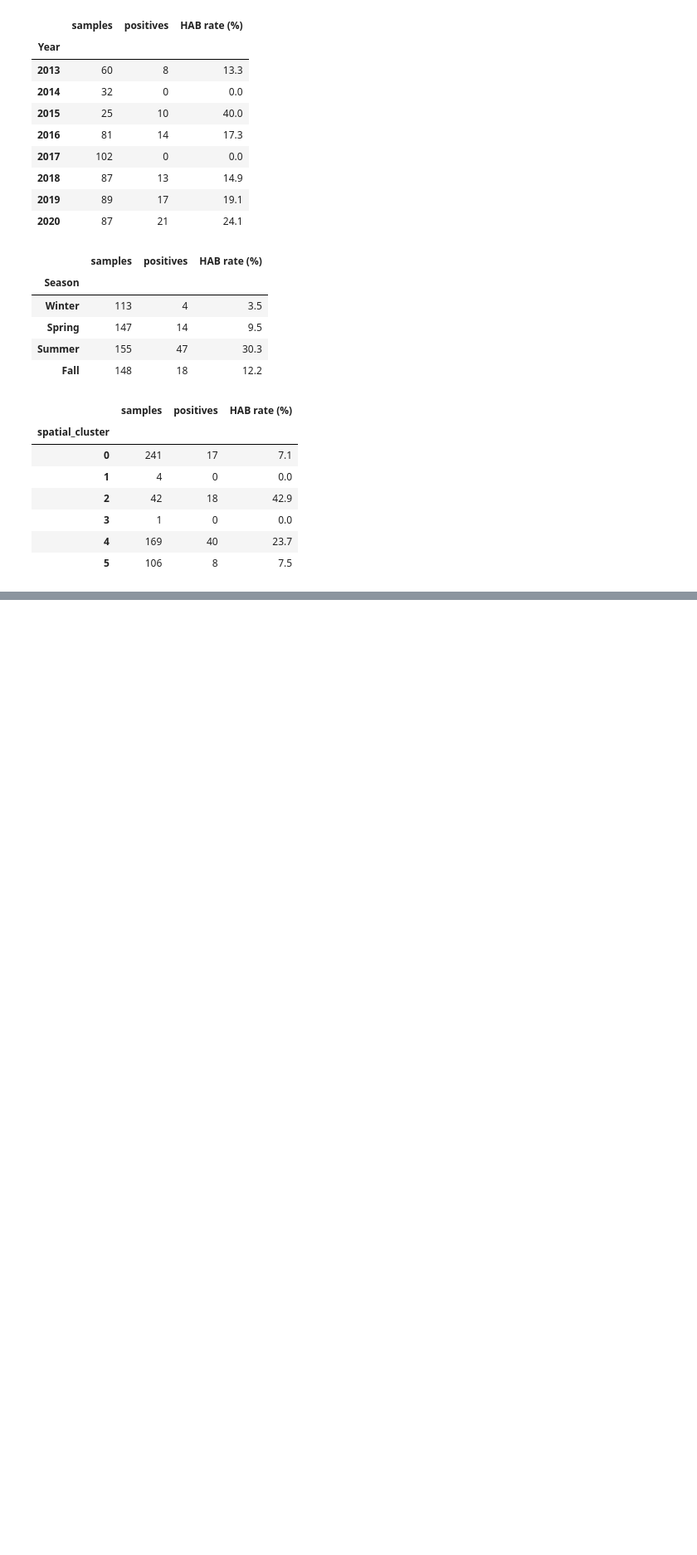
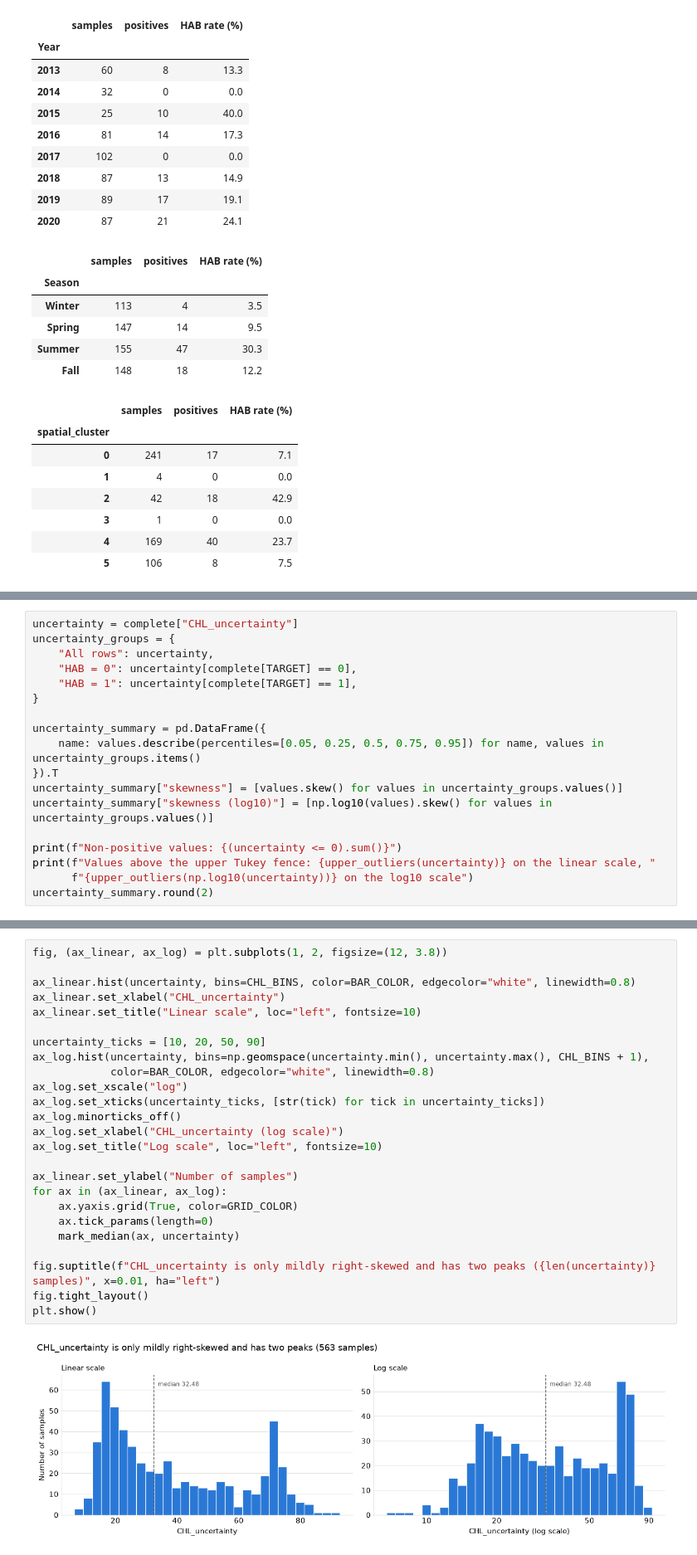
Before and after one commit to miguelbarbas/MLProjectPartII-26-27, a Jupyter notebook: HAB_EDA.ipynb, the cells around one changed output, grey strips where cells are left out. Shown at 83% size. Saved outputs shown, nothing was run; the diff lists cells and outputs as text; blank space fills up the shorter version.

```diff
--- a/01_class_imbalance.ipynb
+++ b/HAB_EDA.ipynb
@@ -212,0 +321,18 @@ for column in GROUPS:
+# %%
+uncertainty = complete["CHL_uncertainty"]
+uncertainty_groups = {
+    "All rows": uncertainty,
+    "HAB = 0": uncertainty[complete[TARGET] == 0],
+    "HAB = 1": uncertainty[complete[TARGET] == 1],
+}
+
+uncertainty_summary = pd.DataFrame({
+    name: values.describe(percentiles=[0.05, 0.25, 0.5, 0.75, 0.95]) for name, values in uncertainty_groups.items()
+}).T
+uncertainty_summary["skewness"] = [values.skew() for values in uncertainty_groups.values()]
+uncertainty_summary["skewness (log10)"] = [np.log10(values).skew() for values in uncertainty_groups.values()]
+
+print(f"Non-positive values: {(uncertainty <= 0).sum()}")
+print(f"Values above the upper Tukey fence: {upper_outliers(uncertainty)} on the linear scale, "
+      f"{upper_outliers(np.log10(uncertainty))} on the log10 scale")
+uncertainty_summary.round(2)
@@ -213 +346,28 @@ for column in GROUPS:
+# %%
+fig, (ax_linear, ax_log) = plt.subplots(1, 2, figsize=(12, 3.8))
+
+ax_linear.hist(uncertainty, bins=CHL_BINS, color=BAR_COLOR, edgecolor="white", linewidth=0.8)
+ax_linear.set_xlabel("CHL_uncertainty")
+ax_linear.set_title("Linear scale", loc="left", fontsize=10)
+
+uncertainty_ticks = [10, 20, 50, 90]
+ax_log.hist(uncertainty, bins=np.geomspace(uncertainty.min(), uncertainty.max(), CHL_BINS + 1),
+            color=BAR_COLOR, edgecolor="white", linewidth=0.8)
+ax_log.set_xscale("log")
+ax_log.set_xticks(uncertainty_ticks, [str(tick) for tick in uncertainty_ticks])
+ax_log.minorticks_off()
+ax_log.set_xlabel("CHL_uncertainty (log scale)")
+ax_log.set_title("Log scale", loc="left", fontsize=10)
+
+ax_linear.set_ylabel("Number of samples")
+for ax in (ax_linear, ax_log):
+    ax.yaxis.grid(True, color=GRID_COLOR)
+    ax.tick_params(length=0)
+    mark_median(ax, uncertainty)
+
+fig.suptitle(f"CHL_uncertainty is only mildly right-skewed and has two peaks ({len(uncertainty)} samples)", x=0.01, ha="left")
+fig.tight_layout()
+plt.show()
+# %% [output]
+[figure, added]
 # %% [markdown]
```
Also changed, not shown: parts of 9 cells of this notebook, 1 other file.
